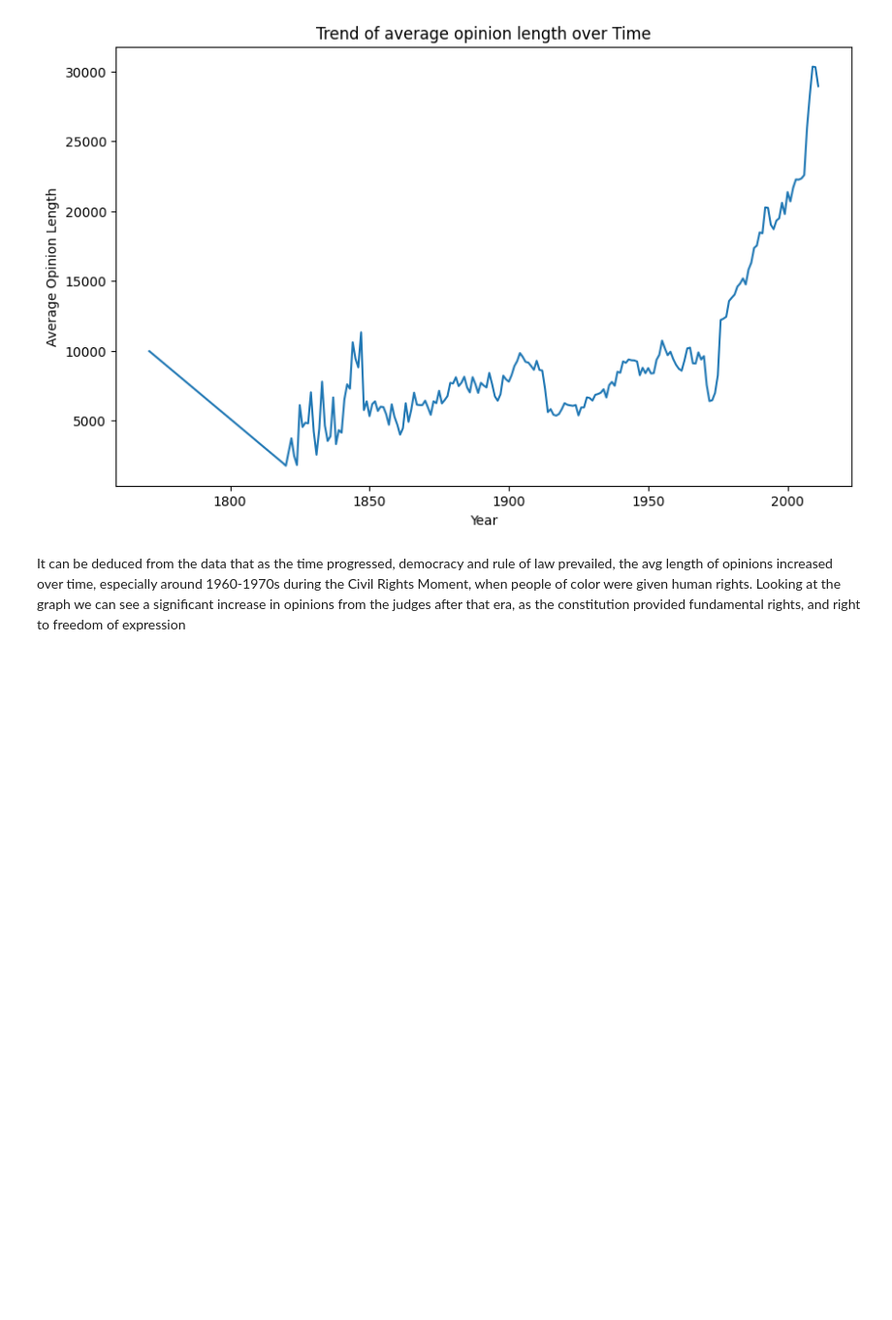
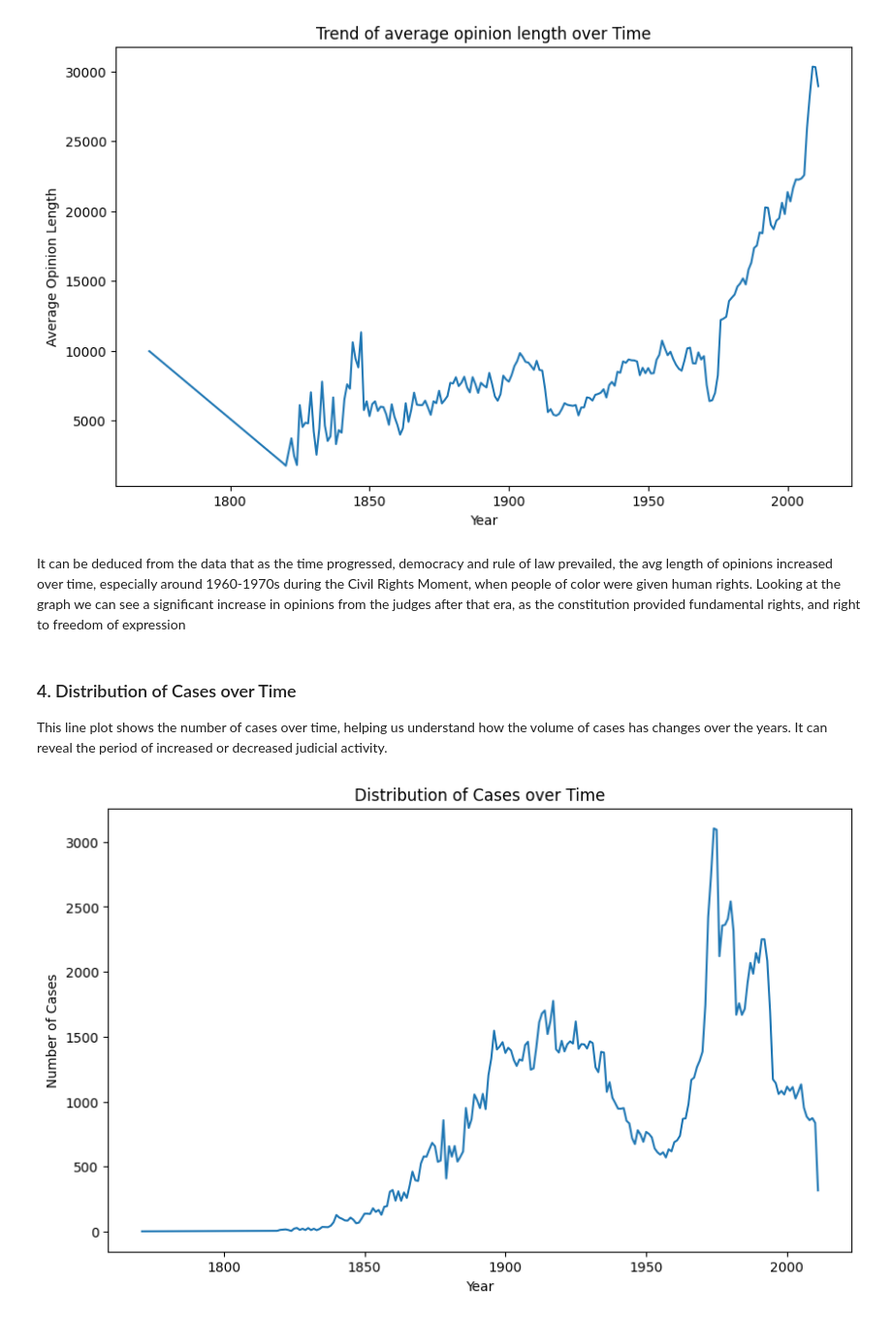
Before and after one commit to r-zeeshan/legal-lens, a Jupyter notebook: main.ipynb, the cells around one changed output. Shown: that part at 97% size. Cells and saved outputs as stored; diff of their text form; code cells hidden in the pictures; blank space fills up the shorter version.

Commit message:
added some more visualizations for better understanding of data

```diff
--- a/main.ipynb
+++ b/main.ipynb
@@ -109,7 +90,7 @@ First Few Rows with Extracted Majority Opinions:
 3  Opinion of the Court.\n*\nThis was an action o...
 4  Opinion of the Court.\n†\nIt appears from the ...
 # %%
-df_cleaned = df_text.dropna(subset=['majority_opinion'])
+df_cleaned = df_text.dropna(subset=['majority_opinion']).copy()
 # %%
 print("\nNumber of Rows Before Dropping Rows with Missing Majority Opinions:", len(df_text))
 print("\nNumber of Rows After Dropping Rows with Missing Majority Opinions:", len(df_cleaned))
@@ -126,7 +107,7 @@ Difference : 263
 ### 1. Distribution of the length of opinions
 # %%
 # Initial Analysis: Distribution of the length of the majority opinions
-df_cleaned.loc[:, 'opinion_length'] = df_cleaned['majority_opinion'].apply(len)
+df_cleaned['opinion_length'] = df_cleaned['majority_opinion'].apply(len)
 # %%
 plt.figure(figsize=(10,6))
 df_cleaned['opinion_length'].hist(bins=50, color='skyblue', edgecolor='black', linewidth=1.25)
@@ -156,7 +152,7 @@ It can be visually observed and programmatically confirmed that most tof the opi
 This box plot will help us understand the variation in opinion lengths across different courts.
 We can identify which courts tend to have longer or shorter opinions and observe any outliers.
 # %%
-df_cleaned.loc[:, 'court_name'] = df_cleaned['court'].apply(lambda x: x['name'] if isinstance(x, dict) else None)
+df_cleaned['court_name'] = df_cleaned['court'].apply(lambda x: x['name'] if isinstance(x, dict) else None)
 
 plt.figure(figsize=(10,6))
 
@@ -222,3 +185,19 @@ See the caveats in the documentation: https://pandas.pydata.org/pandas-docs/stab
 [figure]
 # %% [markdown]
 It can be deduced from the data that as the time progressed, democracy and rule of law prevailed, the avg length of opinions increased over time, especially around 1960-1970s during the Civil Rights Moment, when people of color were given human rights. Looking at the graph we can see a significant increase in opinions from the judges after that era, as the constitution provided fundamental rights, and right to freedom of expression
+# %% [markdown]
+### 4. Distribution of Cases over Time
+This line plot shows the number of cases over time, helping us understand how the volume of cases has changes over the years. It can reveal the period of increased or decreased judicial activity.
+# %%
+cases_per_year = df_cleaned['year'].value_counts().sort_index().reset_index()
+
+cases_per_year.columns = ['Year', 'Number of Cases']
+
+plt.figure(figsize=(10,6))
+sns.lineplot(x="Year", y="Number of Cases", data=cases_per_year)
+plt.title("Distribution of Cases over Time")
+plt.xlabel("Year")
+plt.ylabel("Number of Cases")
+plt.show()
+# %% [output]
+[figure, added]
```
Also changed, not shown: parts of 9 cells of this notebook, 2 other files.
